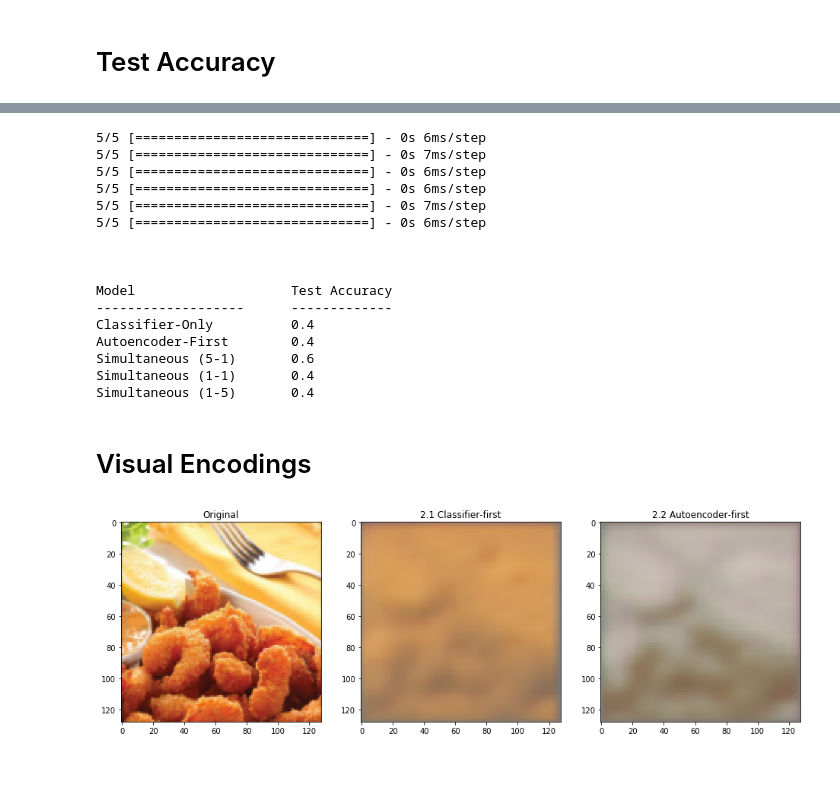
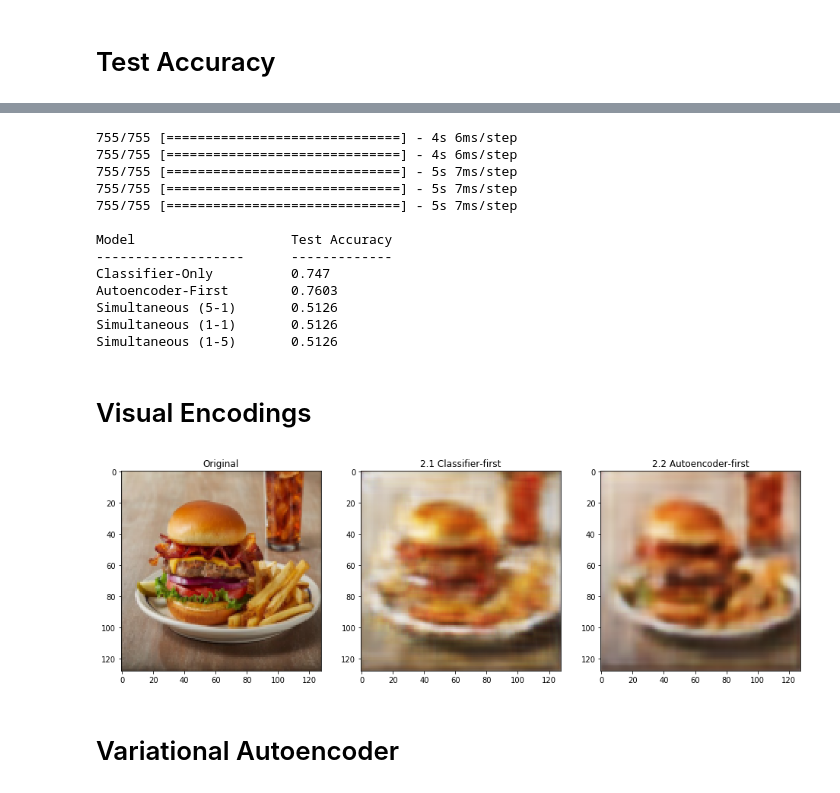
Before and after one commit to mbpereira49/yelp_images, a Jupyter notebook: Yelp.ipynb, the cells around one changed output, grey strips where cells are left out. Drawn from its saved outputs; the diff is of its cells as text; code cells hidden in the pictures.

Commit message:
Final version (with some code added in from partner's notebook on variational autoencoders)

```diff
--- a/Yelp.ipynb
+++ b/Yelp.ipynb
@@ -164,7 +173,6 @@ fig.show()
 # %%
 accuracy1 = predictor1.evaluate(X_test, y_test)[1]
-accuracy2 = predictor1.evaluate(X_test, y_test)[1]
-accuracy3_a = predictor3_a.evaluate(X_test, y_test)[1]
+accuracy2 = predictor2.evaluate(X_test, y_test)[1]
 accuracy3_a = predictor3_a.evaluate(X_test, y_test)[1]
 accuracy3_b = predictor3_b.evaluate(X_test, y_test)[1]
 accuracy3_c = predictor3_c.evaluate(X_test, y_test)[1]
@@ -177,36 +185,35 @@ print("{:<25s}{:<10s}".format("Simultaneous (5-1)", str(round(accuracy3_a, 4))))
 print("{:<25s}{:<10s}".format("Simultaneous (1-1)", str(round(accuracy3_b, 4))))
 print("{:<25s}{:<10s}".format("Simultaneous (1-5)", str(round(accuracy3_c, 4))))
 # %% [output]
-5/5 [==============================] - 0s 6ms/step
-5/5 [==============================] - 0s 7ms/step
-5/5 [==============================] - 0s 6ms/step
-5/5 [==============================] - 0s 6ms/step
-5/5 [==============================] - 0s 7ms/step
-5/5 [==============================] - 0s 6ms/step
-
-
+755/755 [==============================] - 4s 6ms/step
+755/755 [==============================] - 4s 6ms/step
+755/755 [==============================] - 5s 7ms/step
+755/755 [==============================] - 5s 7ms/step
+755/755 [==============================] - 5s 7ms/step
 
 Model                    Test Accuracy
 -------------------      -------------
-Classifier-Only          0.4
-Autoencoder-First        0.4
-Simultaneous (5-1)       0.6
-Simultaneous (1-1)       0.4
-Simultaneous (1-5)       0.4
+Classifier-Only          0.747
+Autoencoder-First        0.7603
+Simultaneous (5-1)       0.5126
+Simultaneous (1-1)       0.5126
+Simultaneous (1-5)       0.5126
 # %% [markdown]
 # Visual Encodings
 # %%
-N = 3
+N = 10
 fig = plt.figure(figsize = (16,12))
 ax1 = fig.add_subplot(1, 3, 1)
 ax2 = fig.add_subplot(1, 3, 2)
 ax3 = fig.add_subplot(1, 3, 3)
 ax1.imshow(X_test[N])
 ax2.imshow(autoencoder1.predict(X_test[N:N+1])[0])
 ax3.imshow(autoencoder2.predict(X_test[N:N+1])[0])
 ax1.set_title("Original")
 ax2.set_title("2.1 Classifier-first")
 ax3.set_title("2.2 Autoencoder-first")
 fig.show()
 # %% [output]
-[figure, old version]
+[figure, new version]
+# %% [markdown]
+# Variational Autoencoder
```
Also changed, not shown: parts of 13 cells of this notebook.
